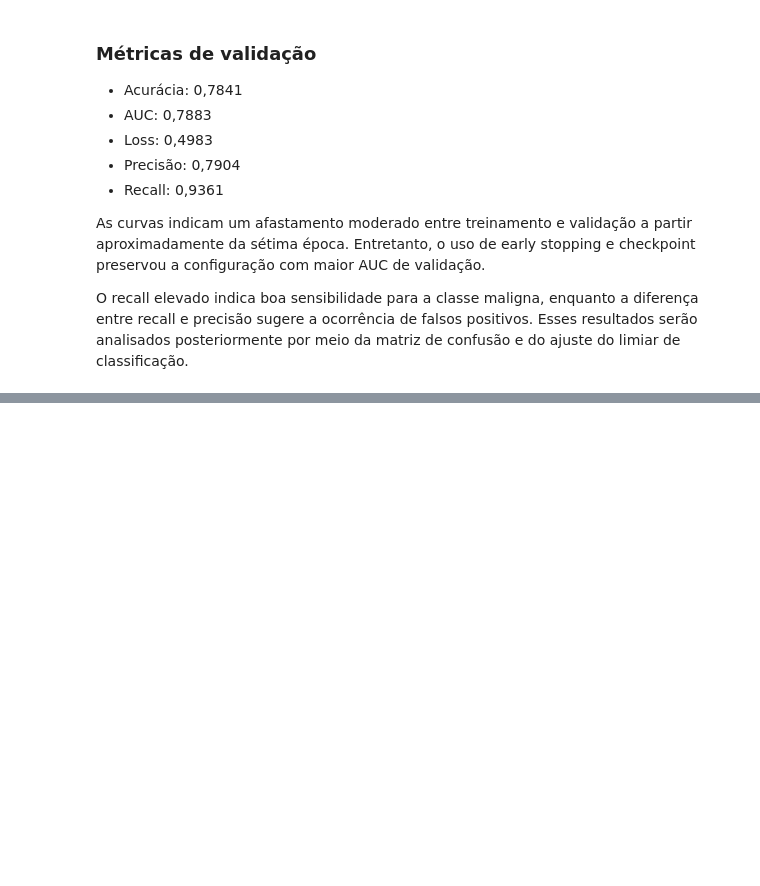
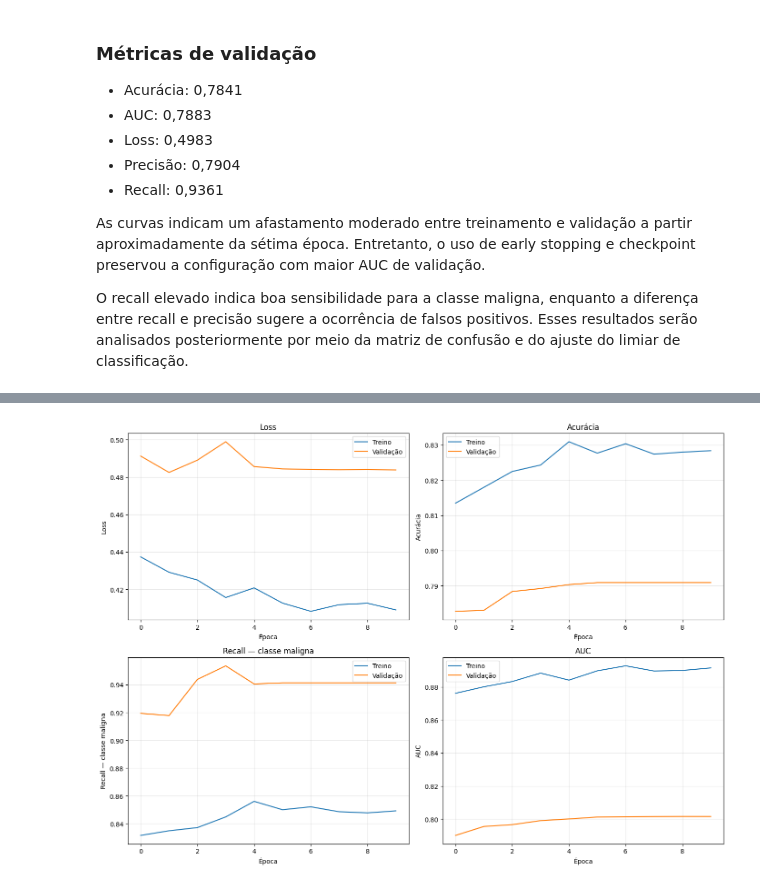
Before and after one commit to EdsonDaSilvaLJ/LIMCI_web_system, a Jupyter notebook: notebooks/02_train_efficientnet_cnmc.ipynb, the cells around one changed output, grey strips where cells are left out. Cells and saved outputs as stored; diff of their text form; code cells hidden in the pictures; blank space fills up the shorter version.

Commit message:
experiment: adiciona fine-tuning e avaliação final da LLA-B

```diff
--- a/notebooks/02_train_efficientnet_cnmc.ipynb
+++ b/notebooks/02_train_efficientnet_cnmc.ipynb
@@ -796,0 +1134,9 @@ confusão e do ajuste do limiar de classificação.
+# %%
+history_fine_tuning = fine_tune_model.fit(
+    train_dataset,
+    validation_data=validation_dataset,
+    epochs=FINE_TUNE_EPOCHS,
+    class_weight=CLASS_WEIGHT,
+    callbacks=fine_tuning_callbacks,
+    verbose=1,
+)
@@ -796,0 +1161,73 @@ confusão e do ajuste do limiar de classificação.
+# %%
+fine_tuning_history_data = {
+    metric: [
+        float(value)
+        for value in values
+    ]
+    for metric, values
+    in history_fine_tuning.history.items()
+}
+
+with (
+    LOGS_DIR
+    / "fine_tuning_history.json"
+).open(
+    "w",
+    encoding="utf-8",
+) as file:
+    json.dump(
+        fine_tuning_history_data,
+        file,
+        indent=2,
+        ensure_ascii=False,
+    )
+
+metrics_to_plot = [
+    ("loss", "Loss"),
+    ("accuracy", "Acurácia"),
+    ("recall", "Recall — classe maligna"),
+    ("auc", "AUC"),
+]
+
+plt.figure(figsize=(14, 10))
+
+for index, (metric, title) in enumerate(
+    metrics_to_plot,
+    start=1,
+):
+    plt.subplot(2, 2, index)
+
+    plt.plot(
+        history_fine_tuning.history[metric],
+        label="Treino",
+    )
+
+    plt.plot(
+        history_fine_tuning.history[
+            f"val_{metric}"
+        ],
+        label="Validação",
+    )
+
+    plt.title(title)
+    plt.xlabel("Época")
+    plt.ylabel(title)
+    plt.legend()
+    plt.grid(alpha=0.3)
+
+plt.tight_layout()
+
+fine_tuning_figure_path = (
+    FIGURES_DIR
+    / "fine_tuning_curves.png"
+)
+
+plt.savefig(
+    fine_tuning_figure_path,
+    dpi=200,
+    bbox_inches="tight",
+)
+
+plt.show()
+# %% [output]
+[figure, added]
```
Also changed, not shown: parts of 20 cells of this notebook.
